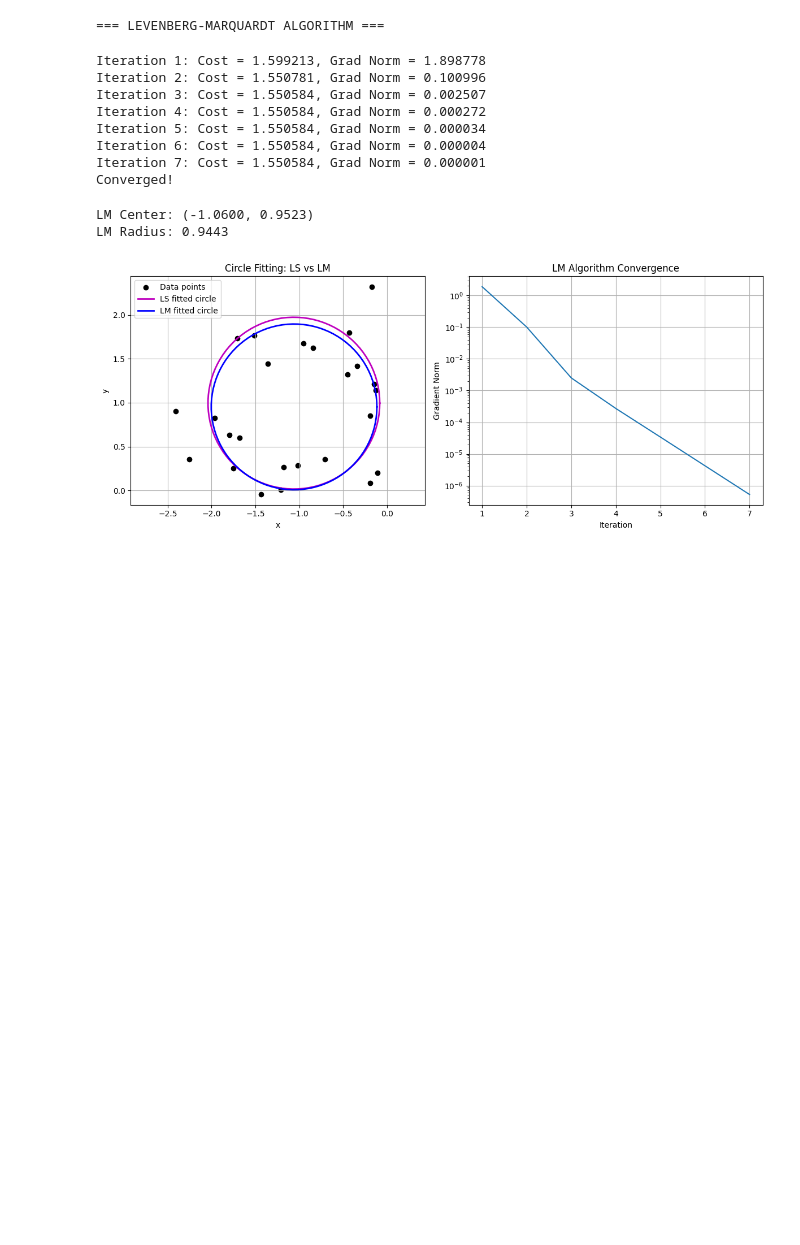
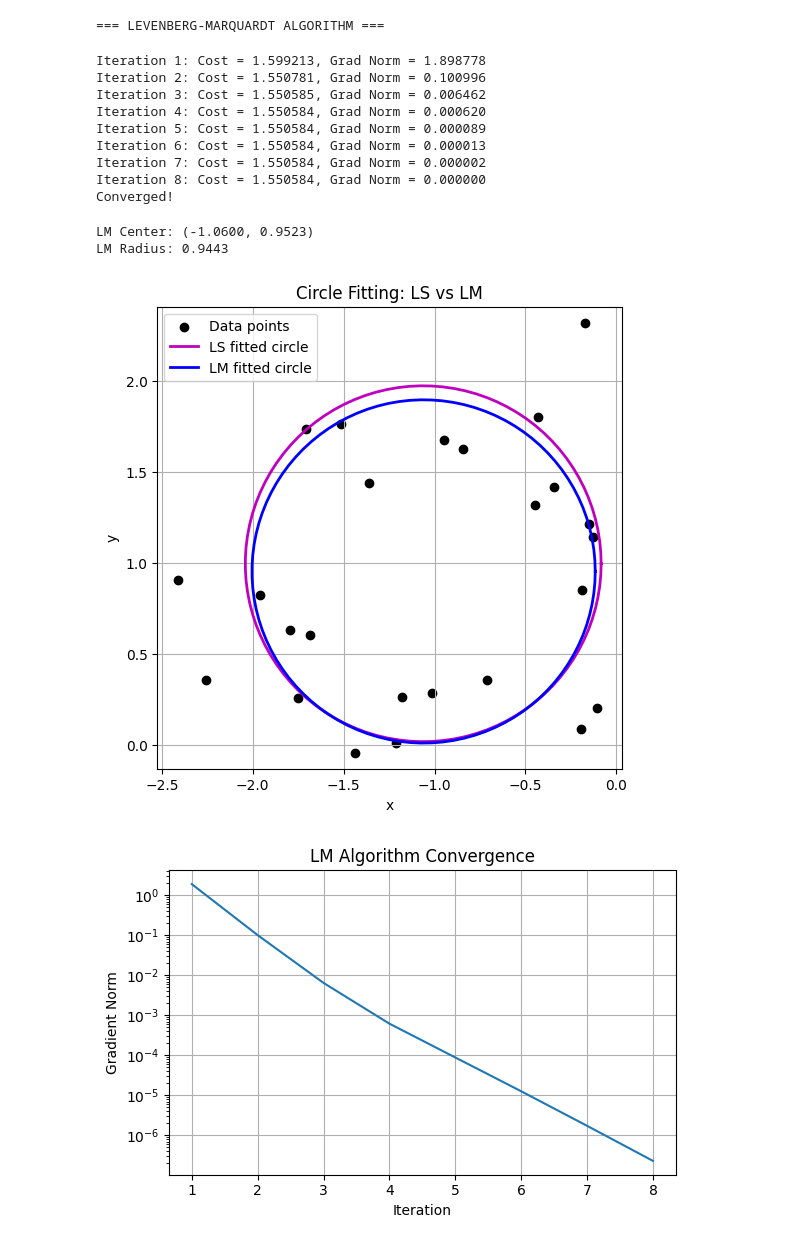
Before and after one commit to davidmarafuzgaspar/ist-optimization-algorithms-project, a Jupyter notebook: Development/Task_10.ipynb, the cells around one changed output. Saved outputs shown, nothing was run; the diff lists cells and outputs as text; code cells hidden in the pictures; blank space fills up the shorter version.

```diff
--- a/Development/Task_10.ipynb
+++ b/Development/Task_10.ipynb
@@ -97,13 +97,13 @@ costs = []
 # %%
 for iter in range(max_iter):
     # Compute residuals
-    r = np.zeros(N)
+    r = np.zeros((N, 1))
     for i in range(N):
         dist = np.linalg.norm(points[i] - theta[:2])
-        r[i] = dist - theta[2]
+        r[i, 0] = dist - theta[2]  # Store as 2D array
 
     # Compute current cost
-    current_cost = np.sum(r**2)
+    current_cost = float(r.T @ r)  # Equivalent to f_p.T @ f_p
     costs.append(current_cost)
 
     # Compute Jacobian
@@ -115,8 +115,8 @@ for iter in range(max_iter):
             J[i, 1] = (theta[1] - points[i, 1]) / dist  # ∂r/∂c_y
         J[i, 2] = -1  # ∂r/∂R
 
-    # Compute gradient
-    gradient = 2 * J.T @ r
+    # Compute gradient (equivalent to total_grad_f)
+    gradient = 2 * J.T @ r  # This is J^T @ r * 2
     grad_norm = np.linalg.norm(gradient)
     grad_norms.append(grad_norm)
 
@@ -127,42 +127,47 @@ for iter in range(max_iter):
         print("Converged!")
         break
 
-    # LM update step
+    # LM update step - using augmented system approach
     while True:
-        # Solve (J^T J + λI) δ = -J^T r
-        A_lm = J.T @ J + lambda_val * np.eye(3)
-        b_lm = -J.T @ r
-        delta = np.linalg.lstsq(A_lm, b_lm, rcond=None)[0]
+        # Build augmented system
+        sqrt_lambda = np.sqrt(lambda_val)
+        A_aug = np.vstack([J, sqrt_lambda * np.eye(3)])  # [J; √λI]
 
-        # Proposed update
-        theta_new = theta + delta
+        # Build b vector: [J@theta - r; √λ@theta]
+        theta_vec = theta.reshape(3, 1)  # Convert to column vector
+        b_aug = np.vstack([J @ theta_vec - r, sqrt_lambda * theta_vec])
+
+        # Solve the augmented system
+        theta_new_vec, *_ = np.linalg.lstsq(A_aug, b_aug, rcond=None)
+        theta_new = theta_new_vec.flatten()  # Convert back to 1D array
 
         # Compute new cost
-        new_r = np.zeros(N)
+        new_r = np.zeros((N, 1))
         for i in range(N):
             dist = np.linalg.norm(points[i] - theta_new[:2])
-            new_r[i] = dist - theta_new[2]
-        new_cost = np.sum(new_r**2)
+            new_r[i, 0] = dist - theta_new[2]
+        new_cost = float(new_r.T @ new_r)
 
         if new_cost < current_cost:
             # Accept update
             theta = theta_new
-            lambda_val = max(lambda_val / 10, 1e-12)
+            lambda_val = max(lambda_val * 0.7, 1e-12)
             break
         else:
-            # Reject update, increase lambda
-            lambda_val = lambda_val * 10
+            # Reject update
+            lambda_val = lambda_val * 2
             if lambda_val > 1e12:
                 print("Lambda too large, breaking")
                 break
 # %% [output]
 Iteration 1: Cost = 1.599213, Grad Norm = 1.898778
 Iteration 2: Cost = 1.550781, Grad Norm = 0.100996
-Iteration 3: Cost = 1.550584, Grad Norm = 0.002507
-Iteration 4: Cost = 1.550584, Grad Norm = 0.000272
-Iteration 5: Cost = 1.550584, Grad Norm = 0.000034
-Iteration 6: Cost = 1.550584, Grad Norm = 0.000004
-Iteration 7: Cost = 1.550584, Grad Norm = 0.000001
+Iteration 3: Cost = 1.550585, Grad Norm = 0.006462
+Iteration 4: Cost = 1.550584, Grad Norm = 0.000620
+Iteration 5: Cost = 1.550584, Grad Norm = 0.000089
+Iteration 6: Cost = 1.550584, Grad Norm = 0.000013
+Iteration 7: Cost = 1.550584, Grad Norm = 0.000002
+Iteration 8: Cost = 1.550584, Grad Norm = 0.000000
 Converged!
 # %%
 # Extract LM results
@@ -173,40 +178,38 @@ print(f"LM Radius: {R_lm:.4f}")
 LM Center: (-1.0600, 0.9523)
 LM Radius: 0.9443
 # %%
-# Plot comparison
-plt.figure(figsize=(12, 5))
-
 # Plot 1: Data with both circles
-plt.subplot(1, 2, 1)
+plt.figure(figsize=(6, 6))
 plt.scatter(x_points, y_points, color='black', label='Data points')
 
 # Plot LS circle
 circle_ls_x = c_ls_x + R_ls * np.cos(theta_plot)
 circle_ls_y = c_ls_y + R_ls * np.sin(theta_plot)
 plt.plot(circle_ls_x, circle_ls_y, 'm-', linewidth=2, label='LS fitted circle')
 
 # Plot LM circle
 circle_lm_x = c_lm_x + R_lm * np.cos(theta_plot)
 circle_lm_y = c_lm_y + R_lm * np.sin(theta_plot)
 plt.plot(circle_lm_x, circle_lm_y, 'b-', linewidth=2, label='LM fitted circle')
 
 plt.xlabel('x')
 plt.ylabel('y')
 plt.title('Circle Fitting: LS vs LM')
 plt.legend()
 plt.grid(True)
 plt.axis('equal')
 
 # Plot 2: Gradient norm across iterations
-plt.subplot(1, 2, 2)
+plt.figure(figsize=(6, 4))
 plt.semilogy(range(1, len(grad_norms) + 1), grad_norms)
 plt.xlabel('Iteration')
 plt.ylabel('Gradient Norm')
 plt.title('LM Algorithm Convergence')
 plt.grid(True)
 plt.yscale('log')
 
 plt.tight_layout()
 plt.show()
 # %% [output]
-[figure, old version]
+[figure, new version]
+[figure, added]
```
Also changed, not shown: parts of 1 cell of this notebook, 1 other file.
